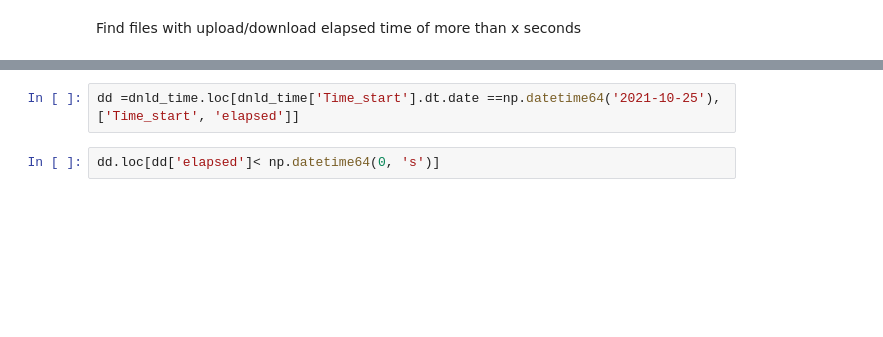
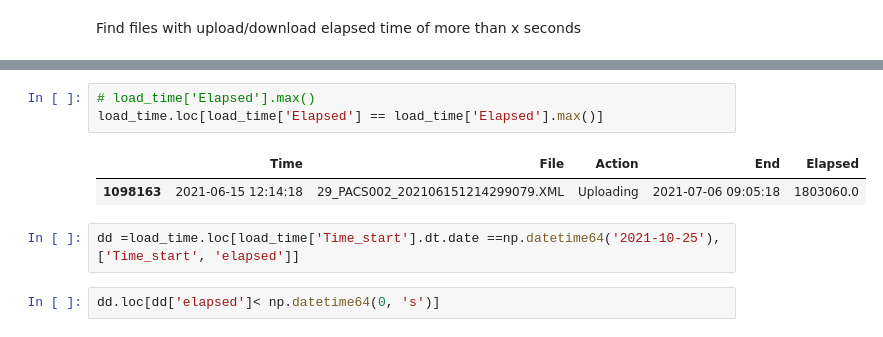
Before and after one commit to yjad/training, a Jupyter notebook: xml/ach_perf.ipynb, the cells around one changed output, grey strips where cells are left out. Drawn from its saved outputs; the diff is of its cells as text; blank space fills up the shorter version.

```diff
--- a/xml/ach_perf.ipynb
+++ b/xml/ach_perf.ipynb
@@ -316,5 +332,11 @@ Error: Session cannot generate requests
+# %%
+# load_time['Elapsed'].max()
+load_time.loc[load_time['Elapsed'] == load_time['Elapsed'].max()]
+# %% [output]
+|  | Time | File | Action | End | Elapsed |
+| 1098163 | 2021-06-15 12:14:18 | 29_PACS002_202106151214299079.XML | Uploading | 2021-07-06 09:05:18 | 1803060.0 |
 # %%
-dd =dnld_time.loc[dnld_time['Time_start'].dt.date ==np.datetime64('2021-10-25'), ['Time_start', 'elapsed']]
+dd =load_time.loc[load_time['Time_start'].dt.date ==np.datetime64('2021-10-25'), ['Time_start', 'elapsed']]
 # %%
 dd.loc[dd['elapsed']< np.datetime64(0, 's')]
 # %%
```
Also changed, not shown: parts of 19 cells of this notebook.
